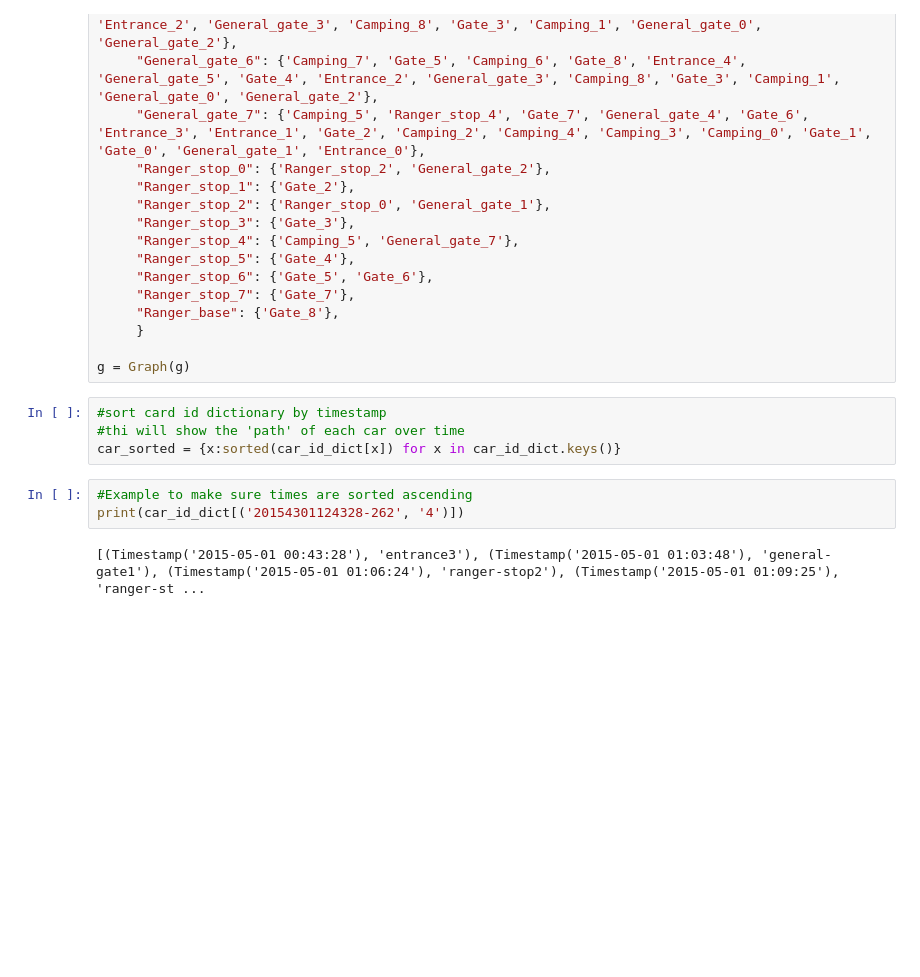
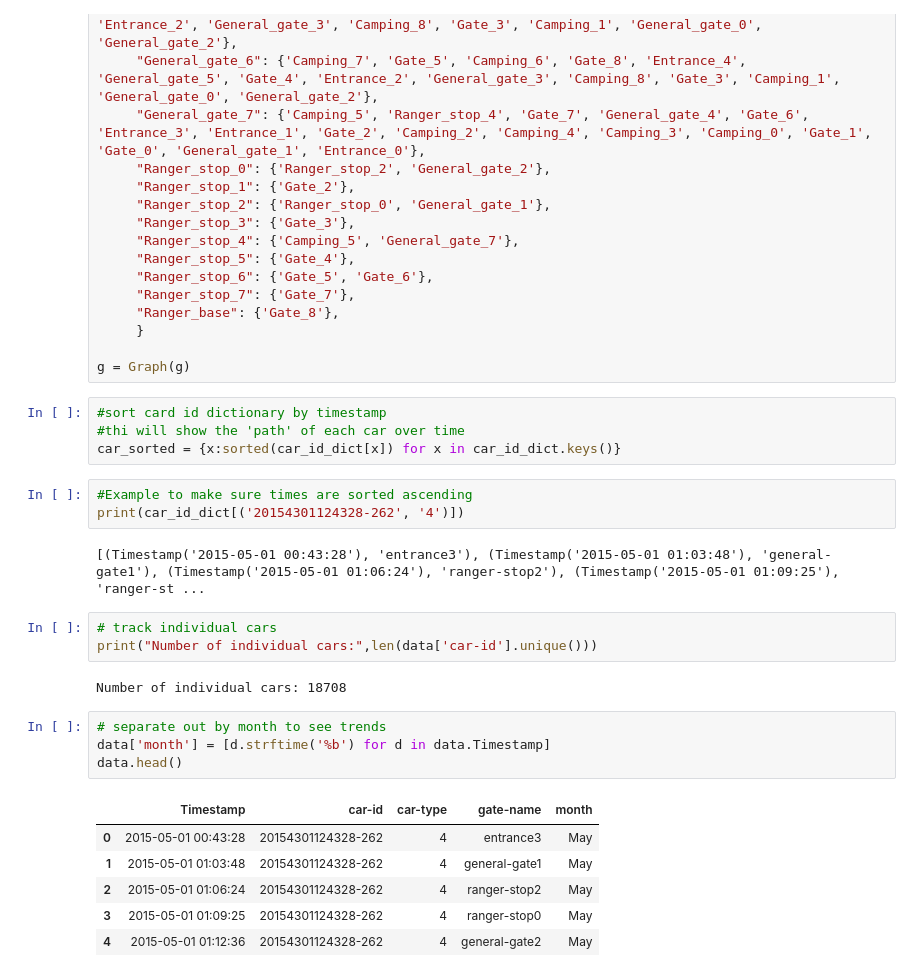
Before and after one commit to dollberk/Patterns_of_Life_Capstone, a Jupyter notebook: Capstone_Final.ipynb, the cells around one changed output. Cells and saved outputs as stored; diff of their text form; blank space fills up the shorter version.

```diff
--- a/Capstone_Final.ipynb
+++ b/Capstone_Final.ipynb
@@ -410,3 +411,19 @@ car_sorted = {x:sorted(car_id_dict[x]) for x in car_id_dict.keys()}
 print(car_id_dict[('20154301124328-262', '4')])
 # %% [output]
 [(Timestamp('2015-05-01 00:43:28'), 'entrance3'), (Timestamp('2015-05-01 01:03:48'), 'general-gate1'), (Timestamp('2015-05-01 01:06:24'), 'ranger-stop2'), (Timestamp('2015-05-01 01:09:25'), 'ranger-st ...
+# %%
+# track individual cars
+print("Number of individual cars:",len(data['car-id'].unique()))
+# %% [output]
+Number of individual cars: 18708
+# %%
+# separate out by month to see trends
+data['month'] = [d.strftime('%b') for d in data.Timestamp]
+data.head()
+# %% [output]
+|  | Timestamp | car-id | car-type | gate-name | month |
+| 0 | 2015-05-01 00:43:28 | 20154301124328-262 | 4 | entrance3 | May |
+| 1 | 2015-05-01 01:03:48 | 20154301124328-262 | 4 | general-gate1 | May |
+| 2 | 2015-05-01 01:06:24 | 20154301124328-262 | 4 | ranger-stop2 | May |
+| 3 | 2015-05-01 01:09:25 | 20154301124328-262 | 4 | ranger-stop0 | May |
+| 4 | 2015-05-01 01:12:36 | 20154301124328-262 | 4 | general-gate2 | May |
```
Also changed, not shown: parts of 6 cells of this notebook.
